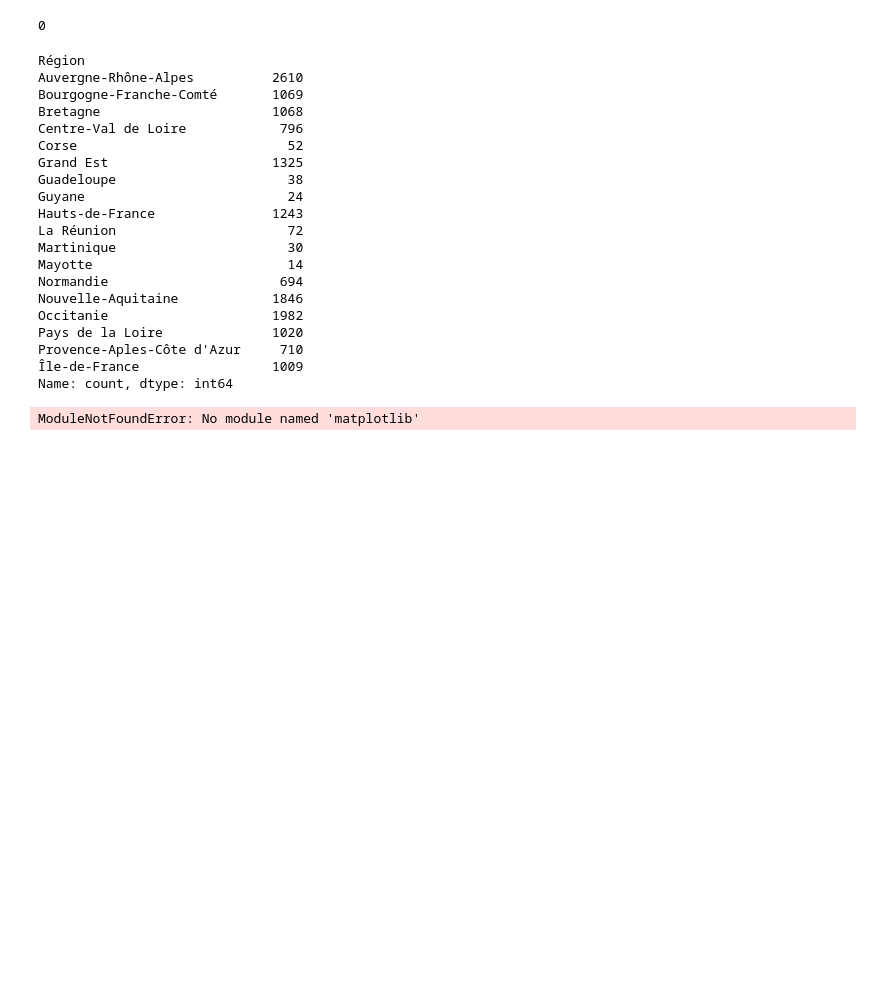
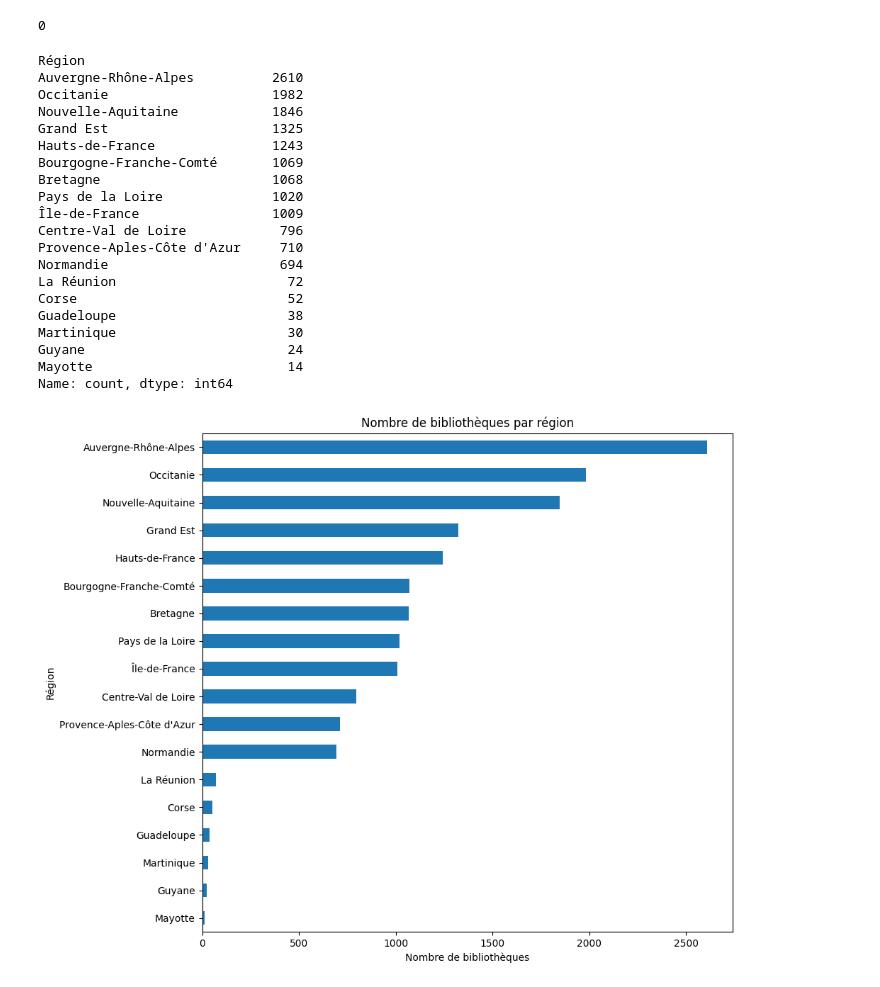
Before and after one commit to SandraRiner/offre_culturelle, a Jupyter notebook: notebook/nezha.ipynb, the cells around one changed output. Cells and saved outputs as stored; diff of their text form; code cells hidden in the pictures; blank space fills up the shorter version.

Commit message:
2 graphes disponibles

```diff
--- a/notebook/nezha.ipynb
+++ b/notebook/nezha.ipynb
@@ -37,7 +35,8 @@ print(adresses_des_bibliotheques_publiques.describe())
 75%                     53.000000                       800.000000
 max                  73606.000000                    113095.000000
 # %%
-print(adresses_des_bibliotheques_publiques['Région'].value_counts(dropna=False)) # Affiche le nombre de bibliothèques par région, y compris les valeurs manquantes
+biblio_region_counts = adresses_des_bibliotheques_publiques['Région'].value_counts(dropna=False) # Affiche le nombre de bibliothèques par région, y compris les valeurs manquantes
+print(biblio_region_counts)
 # %% [output]
 Région
 Auvergne-Rhône-Alpes          2610
@@ -64,36 +63,41 @@ print(adresses_des_bibliotheques_publiques['Région'].isna().sum()) # Affiche le
 # %% [output]
 0
 # %%
-region_counts_sorted = region_counts.sort_index() # Tri par ordre alphabétique les régions
-print(region_counts_sorted)
+biblio_region_counts_sorted = biblio_region_counts.sort_values(ascending=False)
+print(biblio_region_counts_sorted)
 # %% [output]
 Région
 Auvergne-Rhône-Alpes          2610
+Occitanie                     1982
+Nouvelle-Aquitaine            1846
+Grand Est                     1325
+Hauts-de-France               1243
 Bourgogne-Franche-Comté       1069
 Bretagne                      1068
+Pays de la Loire              1020
+Île-de-France                 1009
 Centre-Val de Loire            796
+Provence-Aples-Côte d'Azur     710
+Normandie                      694
+La Réunion                      72
 Corse                           52
-Grand Est                     1325
 Guadeloupe                      38
+Martinique                      30
 Guyane                          24
-Hauts-de-France               1243
-La Réunion                      72
-Martinique                      30
 Mayotte                         14
-Normandie                      694
-Nouvelle-Aquitaine            1846
-Occitanie                     1982
-Pays de la Loire              1020
-Provence-Aples-Côte d'Azur     710
-Île-de-France                 1009
 Name: count, dtype: int64
 # %%
-import matplotlib.pyplot as plt
+# Affichage du barplot horizontal
+biblio_region_counts_sorted.plot(
+    kind='barh',
+    figsize=(10, 8),
+    title="Nombre de bibliothèques par région"
+)
 
-region_counts.plot(kind='barh', figsize=(10, 8), title="Nombre de bibliothèques par région")
 plt.xlabel("Nombre de bibliothèques")
 plt.ylabel("Région")
+plt.gca().invert_yaxis()  # ✅ Inverser l'axe Y pour que les plus grandes soient en haut
 plt.tight_layout()
 plt.show()
 # %% [output]
-ModuleNotFoundError: No module named 'matplotlib'
+[figure, added]
```
Also changed, not shown: parts of 5 cells of this notebook.
